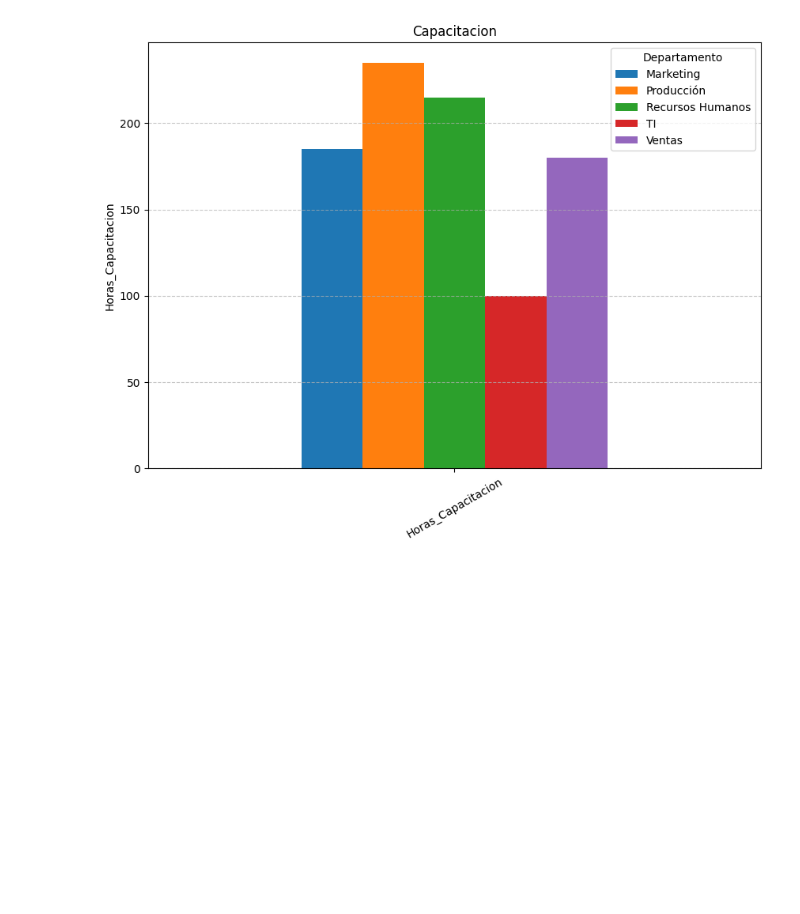
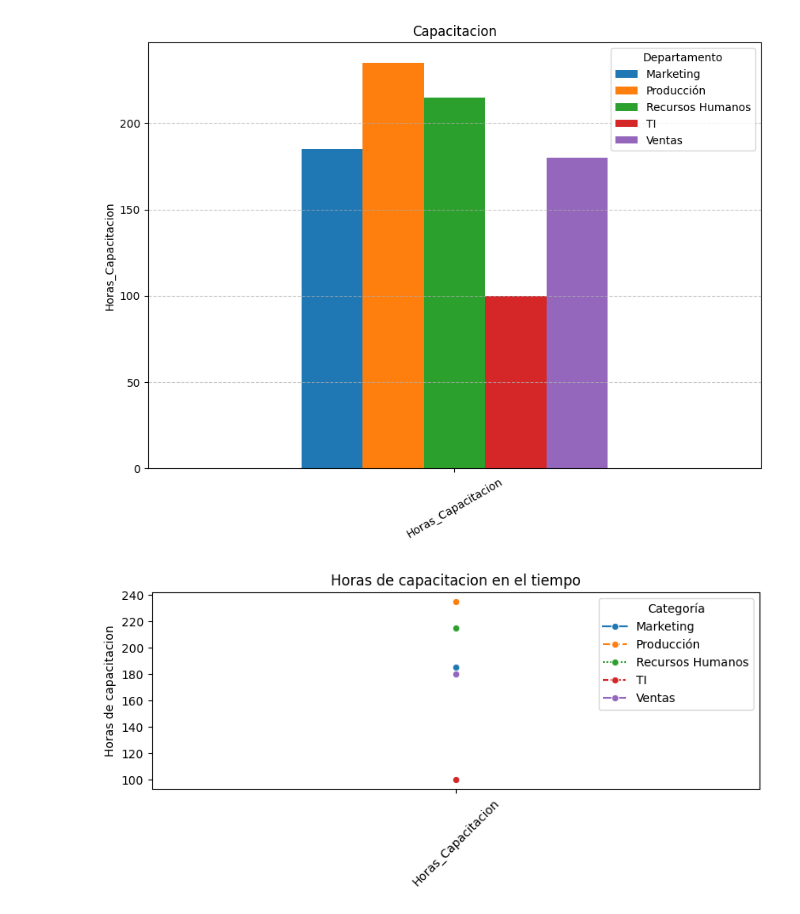
Before and after one commit to N4than13L/Unidad-3-diplomado-en-IA, a Jupyter notebook: Graficas.ipynb, the cells around one changed output. Saved outputs shown, nothing was run; the diff lists cells and outputs as text; code cells hidden in the pictures; blank space fills up the shorter version.

```diff
--- a/Graficas.ipynb
+++ b/Graficas.ipynb
@@ -133,3 +133,17 @@ plt.grid(axis="y", linestyle="--", alpha=0.7)
 plt.show()
 # %% [output]
 [figure]
+# %%
+import seaborn as sns
+pivot_df = df.pivot_table(values='Horas_Capacitacion', columns='Departamento', aggfunc='sum', fill_value=0)
+
+plt.figure(figsize=(8, 4))
+sns.lineplot(data=pivot_df, marker='o')
+plt.title('Horas de capacitacion en el tiempo')
+plt.xlabel('')
+plt.ylabel('Horas de capacitacion')
+plt.xticks(rotation=45)
+plt.legend(title='Categoría')
+plt.tight_layout()
+# %% [output]
+[figure, added]
```
Also changed, not shown: parts of 1 cell of this notebook, 1 other file.
